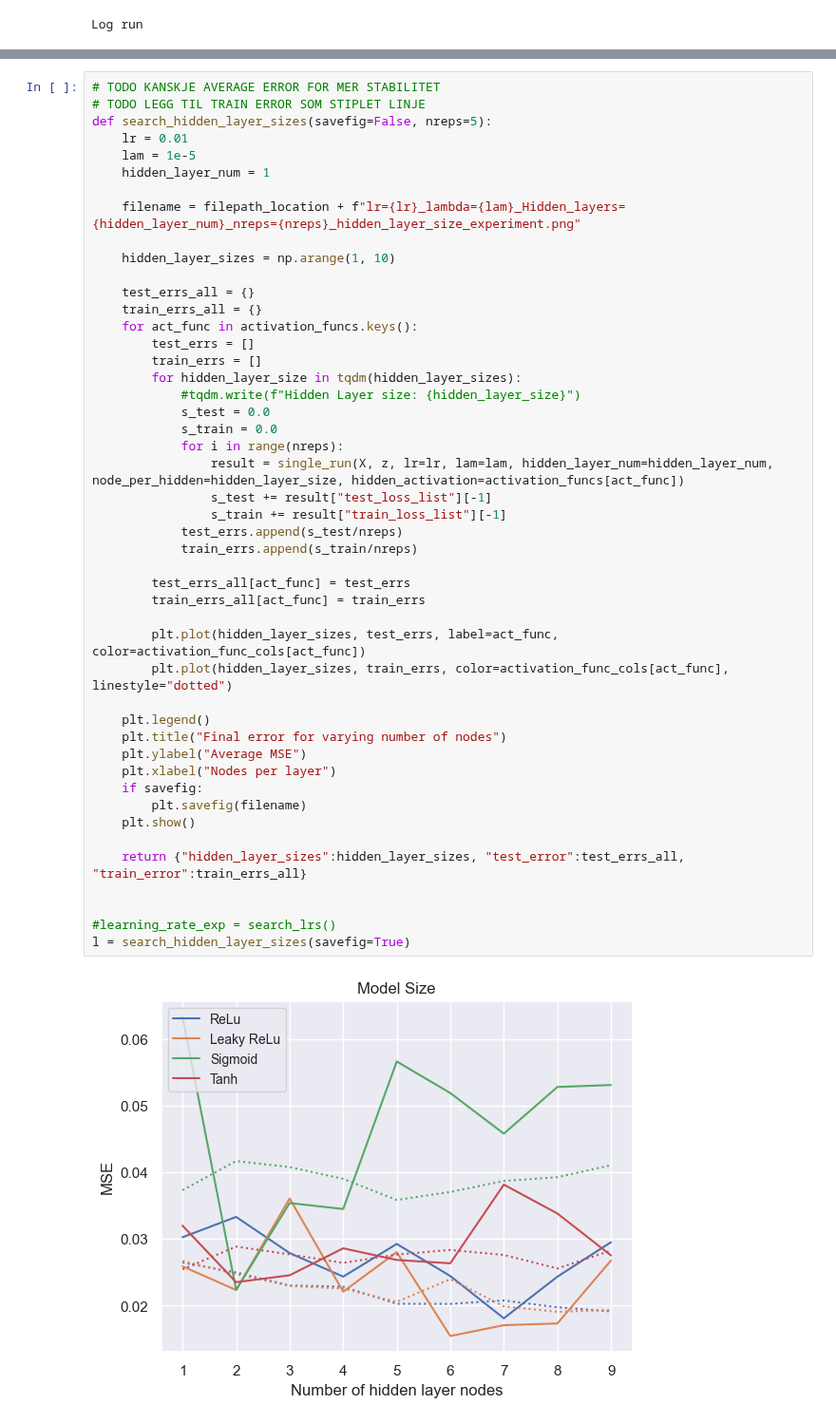
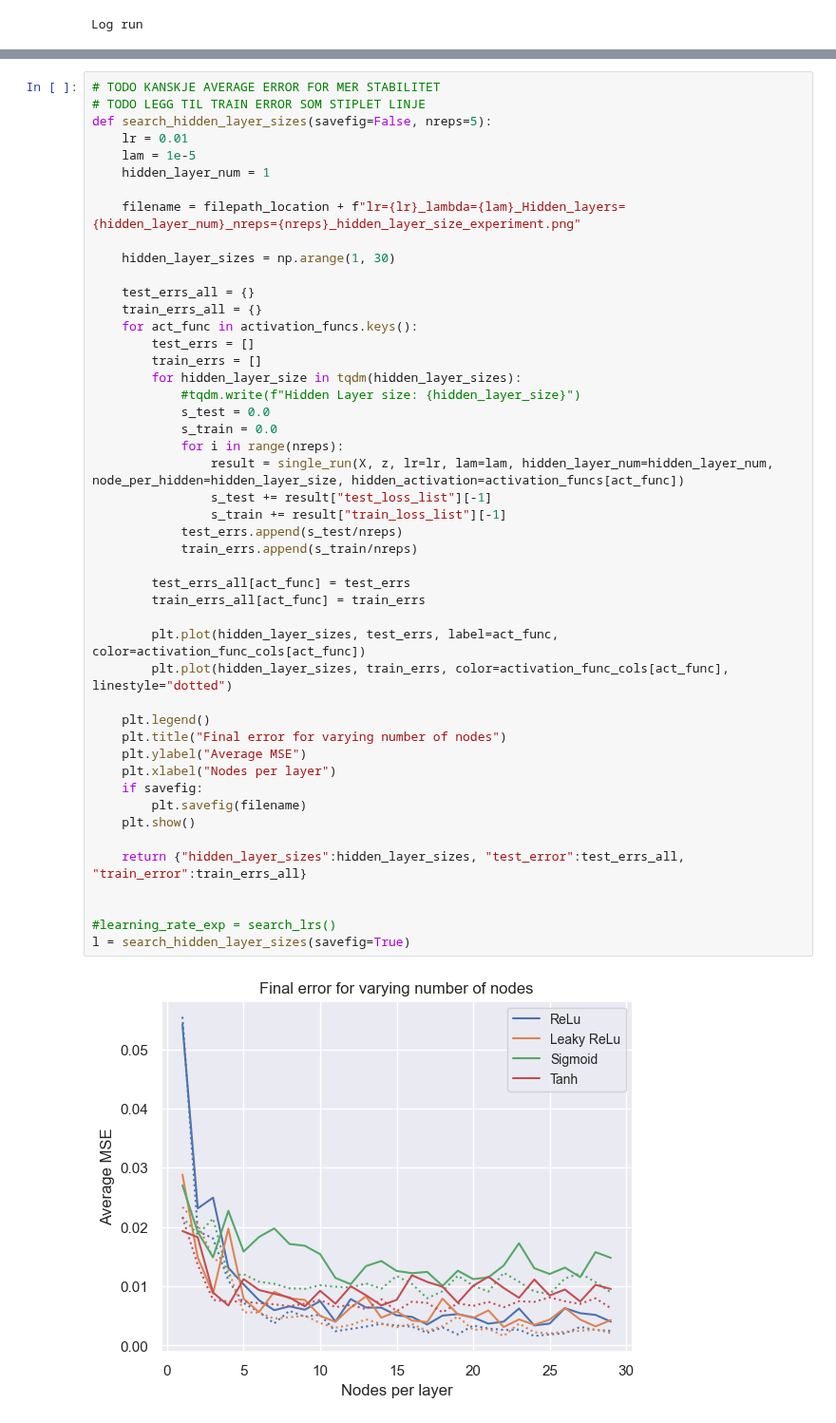
Before and after one commit to Trond01/Project2_FYS-STK4155, a Jupyter notebook: Runs/bc.ipynb, the cells around one changed output, grey strips where cells are left out. Shown at 95% size. Drawn from its saved outputs; the diff is of its cells as text.

```diff
--- a/Runs/bc.ipynb
+++ b/Runs/bc.ipynb
@@ -209,7 +209,7 @@ def search_hidden_layer_sizes(savefig=False, nreps=5):
 
     filename = filepath_location + f"lr={lr}_lambda={lam}_Hidden_layers={hidden_layer_num}_nreps={nreps}_hidden_layer_size_experiment.png"
 
-    hidden_layer_sizes = np.arange(1, 10)
+    hidden_layer_sizes = np.arange(1, 30)
 
     test_errs_all = {}
     train_errs_all = {}
@@ -220,34 +220,34 @@ def search_hidden_layer_sizes(savefig=False, nreps=5):
             #tqdm.write(f"Hidden Layer size: {hidden_layer_size}")
             s_test = 0.0
             s_train = 0.0
             for i in range(nreps):
                 result = single_run(X, z, lr=lr, lam=lam, hidden_layer_num=hidden_layer_num, node_per_hidden=hidden_layer_size, hidden_activation=activation_funcs[act_func])
                 s_test += result["test_loss_list"][-1]
                 s_train += result["train_loss_list"][-1]
             test_errs.append(s_test/nreps)
             train_errs.append(s_train/nreps)
 
         test_errs_all[act_func] = test_errs
         train_errs_all[act_func] = train_errs
 
         plt.plot(hidden_layer_sizes, test_errs, label=act_func, color=activation_func_cols[act_func])
         plt.plot(hidden_layer_sizes, train_errs, color=activation_func_cols[act_func], linestyle="dotted")
 
     plt.legend()
     plt.title("Final error for varying number of nodes")
     plt.ylabel("Average MSE")
     plt.xlabel("Nodes per layer")
     if savefig:
         plt.savefig(filename)
     plt.show()
 
     return {"hidden_layer_sizes":hidden_layer_sizes, "test_error":test_errs_all, "train_error":train_errs_all}
 
 
 #learning_rate_exp = search_lrs()
 l = search_hidden_layer_sizes(savefig=True)
 # %% [output]
-[figure, old version]
+[figure, new version]
 # %%
 # TODO Fiks farger
 def search_hidden_layer_number(savefig=False, nreps=10):
```
Also changed, not shown: parts of 4 cells of this notebook, 6 other files.
